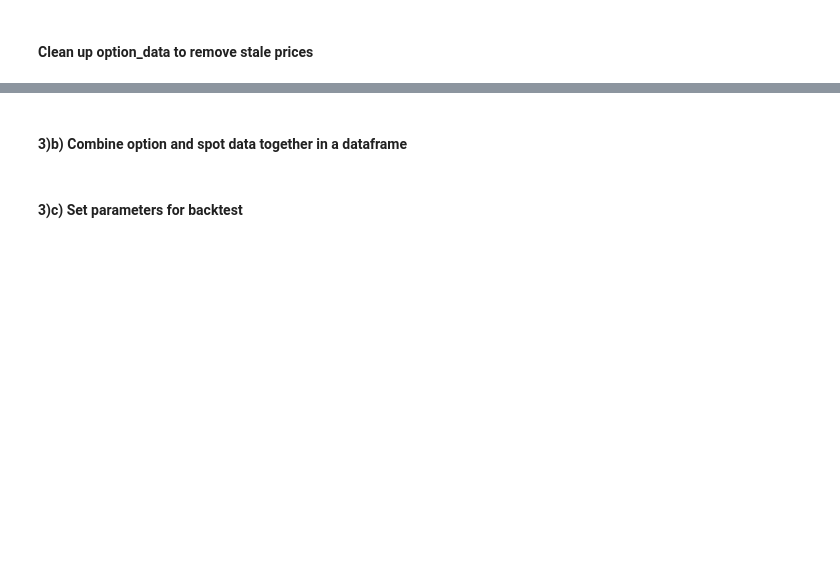
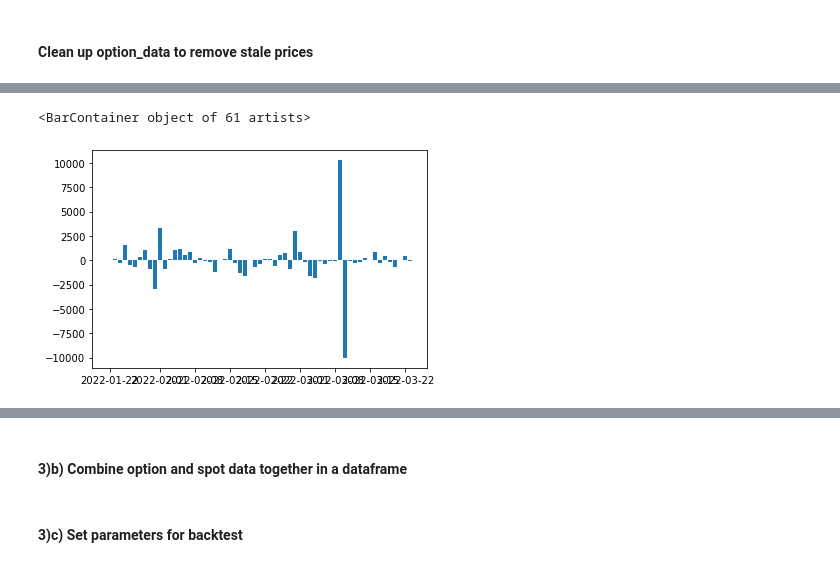
Before and after one commit to marcNY/crypto_option_dashboard, a Jupyter notebook: notebooks/WebApp Template.ipynb, the cells around one changed output, grey strips where cells are left out. Cells and saved outputs as stored; diff of their text form; code cells hidden in the pictures; blank space fills up the shorter version.

```diff
--- a/notebooks/WebApp Template.ipynb
+++ b/notebooks/WebApp Template.ipynb
@@ -333,0 +296,5 @@ option_data[56:].head()
+# %%
+plt.bar(data['timestamp'], option_pnls)
+# %% [output]
+<BarContainer object of 61 artists>
+[figure, added]
```
Also changed, not shown: parts of 30 cells of this notebook.
